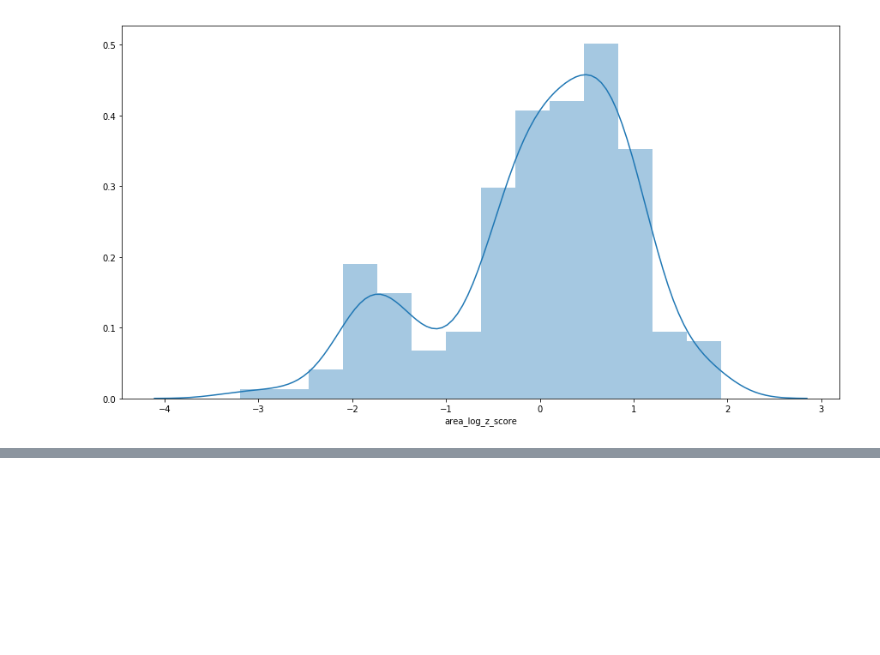
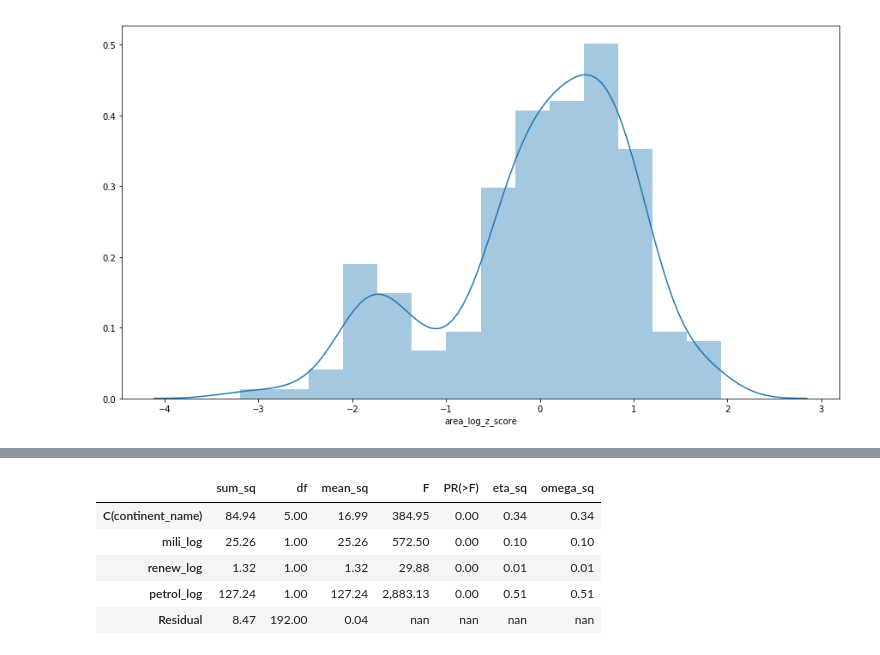
Before and after one commit to Silkways/CIA-Project, a Jupyter notebook: cia_notebook_gus.ipynb, the cells around one changed output, grey strips where cells are left out. Drawn from its saved outputs; the diff is of its cells as text; code cells hidden in the pictures; blank space fills up the shorter version.

```diff
--- a/cia_notebook_gus.ipynb
+++ b/cia_notebook_gus.ipynb
@@ -554,6 +533,5 @@ plt.show()
 # %% [output]
 [figure]
 # %%
-lm = ols('co2_log ~ C(continent_name) + mili_log + renew_log + petrol_log + area_log' ,data=final_df).fit()
-table = sm.stats.ancova_lm(lm)
-print(table)
+lm = ols('co2_log ~ C(continent_name) + mili_log + renew_log + petrol_log' ,data=final_df).fit()
+table = sm.stats.anova_lm(lm)
@@ -563,0 +552,17 @@ continent_df.info()
+# %%
+def anova_table(aov):
+    aov['mean_sq'] = aov[:]['sum_sq']/aov[:]['df']
+    aov['eta_sq'] = aov[:-1]['sum_sq']/sum(aov['sum_sq'])
+    aov['omega_sq'] = (aov[:-1]['sum_sq']-(aov[:-1]['df']*aov['mean_sq'][-1]))/(sum(aov['sum_sq'])+aov['mean_sq'][-1])
+    cols = ['sum_sq', 'df', 'mean_sq', 'F', 'PR(>F)', 'eta_sq', 'omega_sq']
+    aov=aov[cols]
+    return aov
+
+anova_table(table)
+# %% [output]
+|  | sum_sq | df | mean_sq | F | PR(>F) | eta_sq | omega_sq |
+| C(continent_name) | 84.94 | 5.00 | 16.99 | 384.95 | 0.00 | 0.34 | 0.34 |
+| mili_log | 25.26 | 1.00 | 25.26 | 572.50 | 0.00 | 0.10 | 0.10 |
+| renew_log | 1.32 | 1.00 | 1.32 | 29.88 | 0.00 | 0.01 | 0.01 |
+| petrol_log | 127.24 | 1.00 | 127.24 | 2,883.13 | 0.00 | 0.51 | 0.51 |
+| Residual | 8.47 | 192.00 | 0.04 | nan | nan | nan | nan |
```
Also changed, not shown: parts of 15 cells of this notebook, 1 other file.
